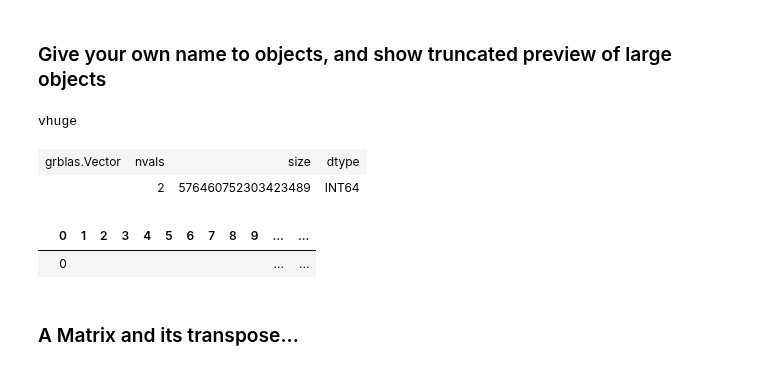
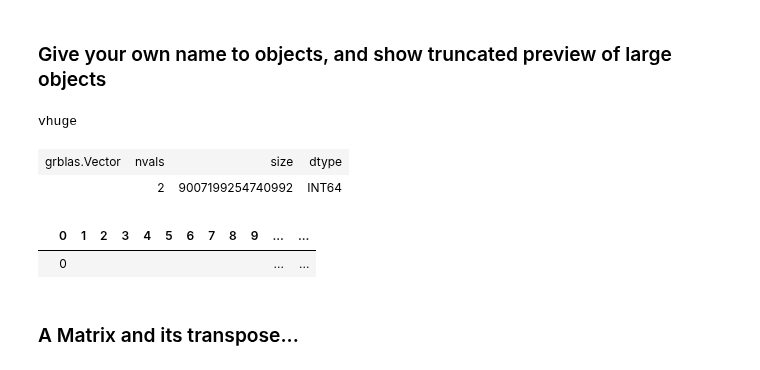
Before and after one commit to python-graphblas/python-graphblas, a Jupyter notebook: notebooks/repr_demo.ipynb, the cells around one changed output. Cells and saved outputs as stored; diff of their text form; code cells hidden in the pictures.

```diff
--- a/notebooks/repr_demo.ipynb
+++ b/notebooks/repr_demo.ipynb
@@ -17,11 +17,11 @@ v0
 # %% [markdown]
 ### Give your own name to objects, and show truncated preview of large objects
 # %%
-Vector.from_values([0, 2**59], [0, 1], name='v_huge')
+Vector.from_values([0, 2**53-1], [0, 1], name='v_huge')
 # %% [output]
 vhuge
 | grblas.Vector | nvals | size | dtype |
-|  | 2 | 576460752303423489 | INT64 |
+|  | 2 | 9007199254740992 | INT64 |
 |  | 0 | 1 | 2 | 3 | 4 | 5 | 6 | 7 | 8 | 9 | ... | ... |
 |  | 0 |  |  |  |  |  |  |  |  |  | ... | ... |
 # %% [markdown]
```
Also changed, not shown: parts of 1 cell of this notebook.
